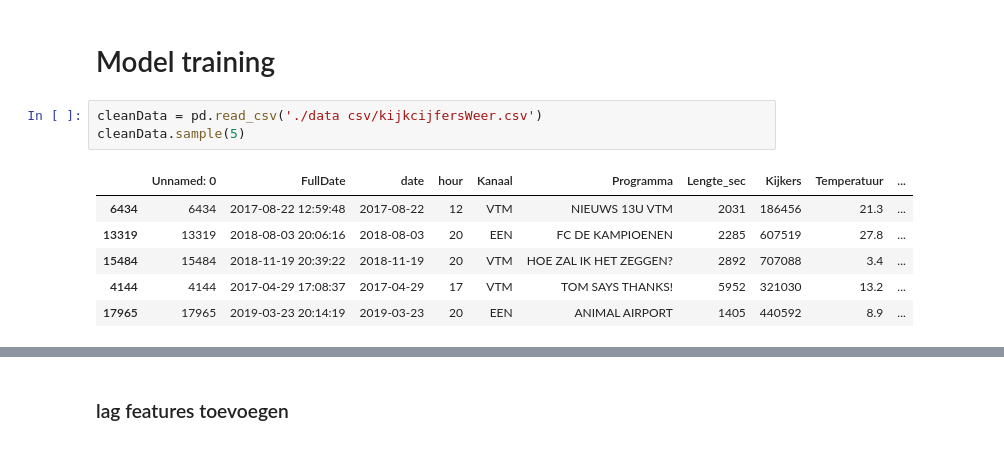
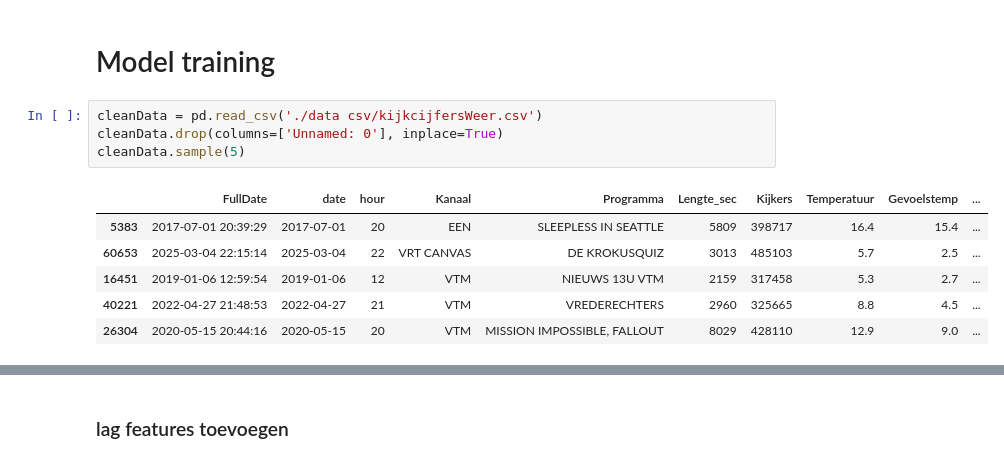
Before and after one commit to zhebii/ML_project_kijkcijfers, a Jupyter notebook: full_ipynb.ipynb, the cells around one changed output, grey strips where cells are left out. Cells and saved outputs as stored; diff of their text form.

```diff
--- a/full_ipynb.ipynb
+++ b/full_ipynb.ipynb
@@ -334,11 +338,12 @@ cleanData.to_csv('./data csv/kijkcijfersWeer.csv')
 # Model training
 # %%
 cleanData = pd.read_csv('./data csv/kijkcijfersWeer.csv')
+cleanData.drop(columns=['Unnamed: 0'], inplace=True)
 cleanData.sample(5)
 # %% [output]
-|  | Unnamed: 0 | FullDate | date | hour | Kanaal | Programma | Lengte_sec | Kijkers | Temperatuur | ... |
-| 6434 | 6434 | 2017-08-22 12:59:48 | 2017-08-22 | 12 | VTM | NIEUWS 13U VTM | 2031 | 186456 | 21.3 | ... |
-| 13319 | 13319 | 2018-08-03 20:06:16 | 2018-08-03 | 20 | EEN | FC DE KAMPIOENEN | 2285 | 607519 | 27.8 | ... |
-| 15484 | 15484 | 2018-11-19 20:39:22 | 2018-11-19 | 20 | VTM | HOE ZAL IK HET ZEGGEN? | 2892 | 707088 | 3.4 | ... |
-| 4144 | 4144 | 2017-04-29 17:08:37 | 2017-04-29 | 17 | VTM | TOM SAYS THANKS! | 5952 | 321030 | 13.2 | ... |
-| 17965 | 17965 | 2019-03-23 20:14:19 | 2019-03-23 | 20 | EEN | ANIMAL AIRPORT | 1405 | 440592 | 8.9 | ... |
+|  | FullDate | date | hour | Kanaal | Programma | Lengte_sec | Kijkers | Temperatuur | Gevoelstemp | ... |
+| 5383 | 2017-07-01 20:39:29 | 2017-07-01 | 20 | EEN | SLEEPLESS IN SEATTLE | 5809 | 398717 | 16.4 | 15.4 | ... |
+| 60653 | 2025-03-04 22:15:14 | 2025-03-04 | 22 | VRT CANVAS | DE KROKUSQUIZ | 3013 | 485103 | 5.7 | 2.5 | ... |
+| 16451 | 2019-01-06 12:59:54 | 2019-01-06 | 12 | VTM | NIEUWS 13U VTM | 2159 | 317458 | 5.3 | 2.7 | ... |
+| 40221 | 2022-04-27 21:48:53 | 2022-04-27 | 21 | VTM | VREDERECHTERS | 2960 | 325665 | 8.8 | 4.5 | ... |
+| 26304 | 2020-05-15 20:44:16 | 2020-05-15 | 20 | VTM | MISSION IMPOSSIBLE, FALLOUT | 8029 | 428110 | 12.9 | 9.0 | ... |
```
Also changed, not shown: parts of 46 cells of this notebook, 9 other files.
